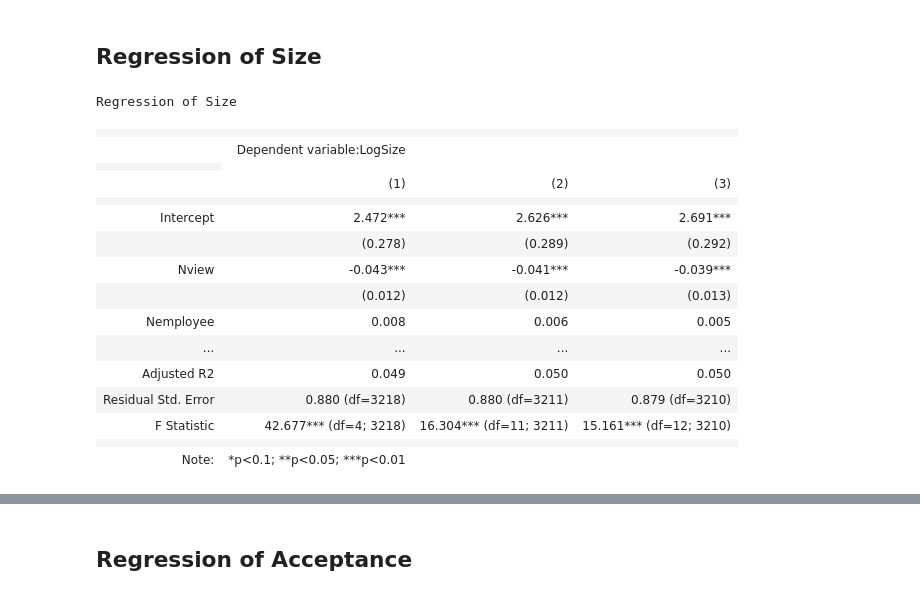
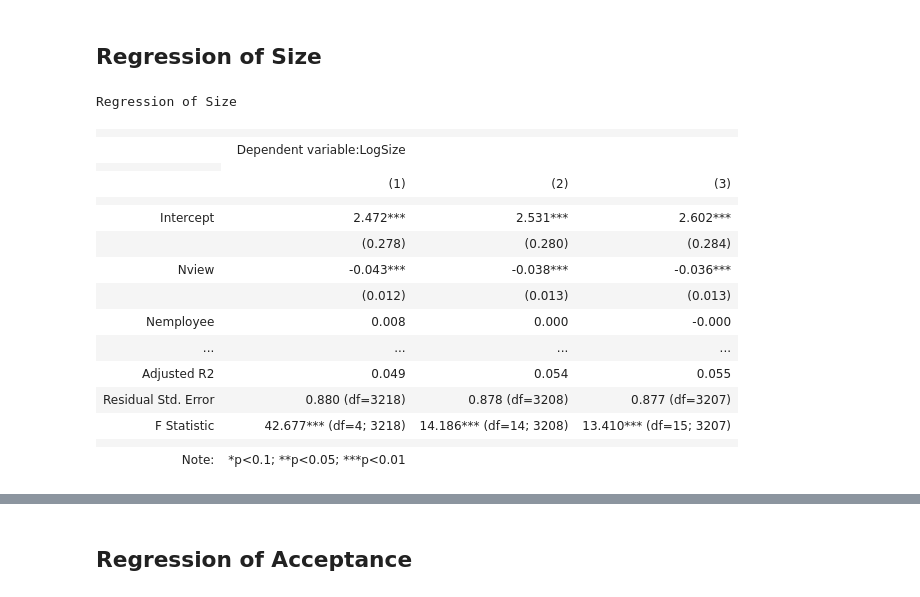
Before and after one commit to wanxii/nonlinear-pricing, a Jupyter notebook: regression.ipynb, the cells around one changed output, grey strips where cells are left out. Drawn from its saved outputs; the diff is of its cells as text; code cells hidden in the pictures.

Commit message:
Update industrial groups

```diff
--- a/regression.ipynb
+++ b/regression.ipynb
@@ -761,29 +754,30 @@ reg_size3 = smf.ols('LogSize ~ Nview + Nemployee + Revperemp + Year + C(IndGroup
                     data=reg_data).fit()
 # print(reg_size3.summary())
 # %%
+ngroup = len(group_ind)
 s = Stargazer([reg_size1, reg_size2, reg_size3])
 s.covariate_order(['Intercept', 'Nview', 'Nemployee', 'Revperemp',
-                   'Year', 'USfirm'] + ['C(IndGroup)[T.Group{}]'.format(i) for i in np.arange(2, 9)])
-s.rename_covariates({'C(IndGroup)[T.Group{}]'.format(i): 'IndGroup{}'.format(i) for i in np.arange(2, 9)})
+                   'Year', 'USfirm'] + ['C(IndGroup)[T.Group{}]'.format(i) for i in np.arange(2, ngroup + 1)])
+s.rename_covariates({'C(IndGroup)[T.Group{}]'.format(i): 'IndGroup{}'.format(i) for i in np.arange(2, ngroup + 1)})
 # s.add_custom_notes(['Regression (2) and (3) added industry fixed effects.'])
 s.title('Regression of Size')
 s
 # %% [output]
 Regression of Size
 |  |  |  |  |
 |  | Dependent variable:LogSize |  |  |
 |  |
 |  | (1) | (2) | (3) |
 |  |  |  |  |
-| Intercept | 2.472*** | 2.626*** | 2.691*** |
-|  | (0.278) | (0.289) | (0.292) |
-| Nview | -0.043*** | -0.041*** | -0.039*** |
-|  | (0.012) | (0.012) | (0.013) |
-| Nemployee | 0.008 | 0.006 | 0.005 |
+| Intercept | 2.472*** | 2.531*** | 2.602*** |
+|  | (0.278) | (0.280) | (0.284) |
+| Nview | -0.043*** | -0.038*** | -0.036*** |
+|  | (0.012) | (0.013) | (0.013) |
+| Nemployee | 0.008 | 0.000 | -0.000 |
 | ... | ... | ... | ... |
-| Adjusted R2 | 0.049 | 0.050 | 0.050 |
-| Residual Std. Error | 0.880 (df=3218) | 0.880 (df=3211) | 0.879 (df=3210) |
-| F Statistic | 42.677*** (df=4; 3218) | 16.304*** (df=11; 3211) | 15.161*** (df=12; 3210) |
+| Adjusted R2 | 0.049 | 0.054 | 0.055 |
+| Residual Std. Error | 0.880 (df=3218) | 0.878 (df=3208) | 0.877 (df=3207) |
+| F Statistic | 42.677*** (df=4; 3218) | 14.186*** (df=14; 3208) | 13.410*** (df=15; 3207) |
 |  |  |  |  |
 | Note: | *p<0.1; **p<0.05; ***p<0.01 |  |  |
 # %%
```
Also changed, not shown: parts of 13 cells of this notebook.
